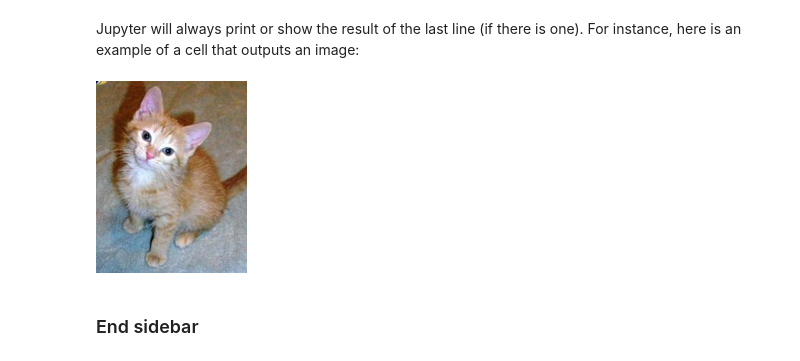
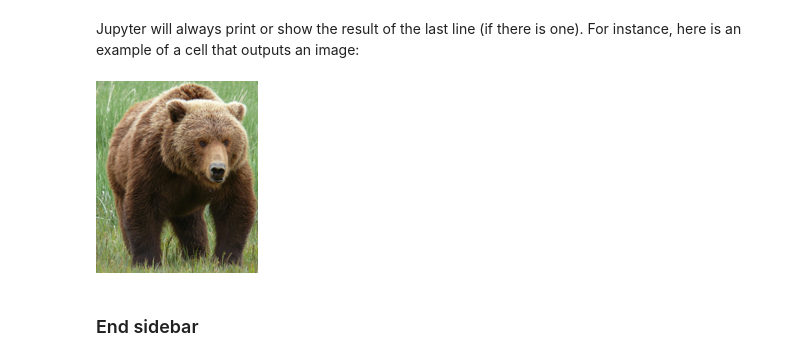
Before and after one commit to ducviet08/dl_journey, a Jupyter notebook: 01_intro.ipynb, the cells around one changed output. Saved outputs shown, nothing was run; the diff lists cells and outputs as text; code cells hidden in the pictures.

```diff
--- a/01_intro.ipynb
+++ b/01_intro.ipynb
@@ -258,10 +321,10 @@ You just saw how a cell that outputs a table looks inside the book. Here is an e
 # %% [markdown]
 Jupyter will always print or show the result of the last line (if there is one). For instance, here is an example of a cell that outputs an image:
 # %%
-img = PILImage.create(image_cat())
+img = PILImage.create(image_bear())
 img.to_thumb(192)
 # %% [output]
-[figure, old version]
+[figure, new version]
 # %% [markdown]
 ### End sidebar
 # %% [markdown]
```
Also changed, not shown: parts of 13 cells of this notebook.
